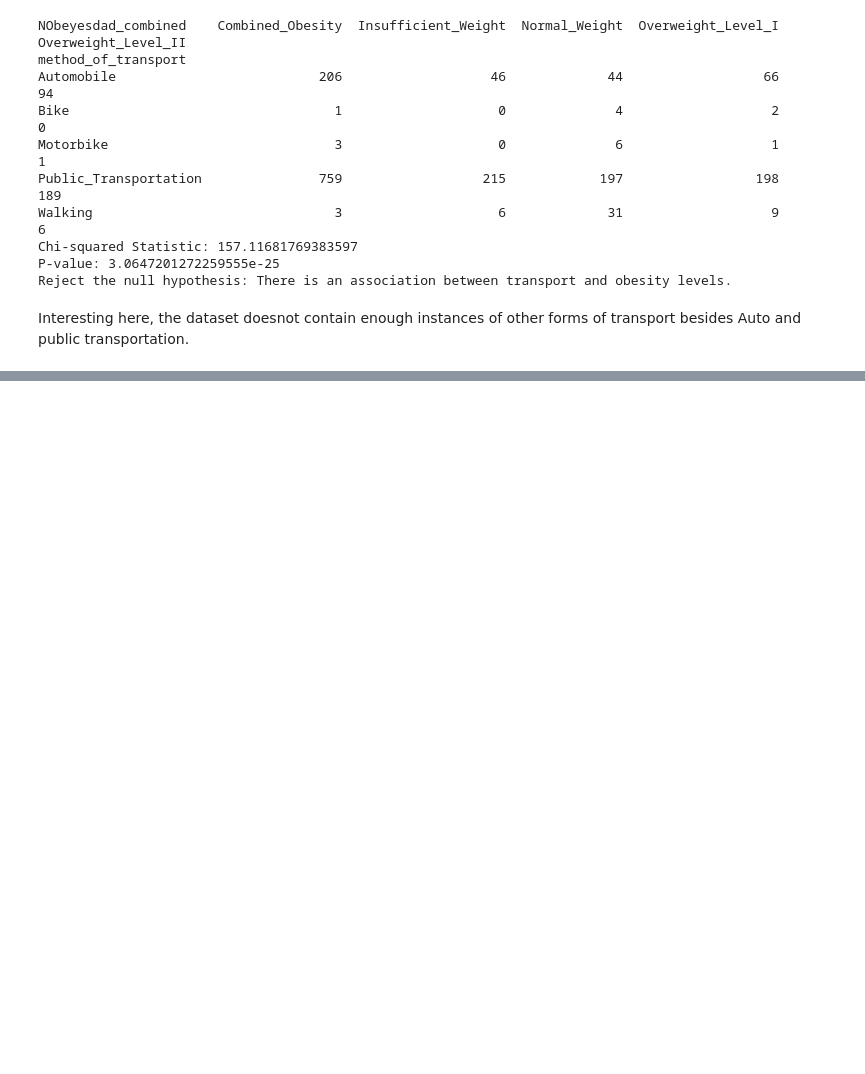
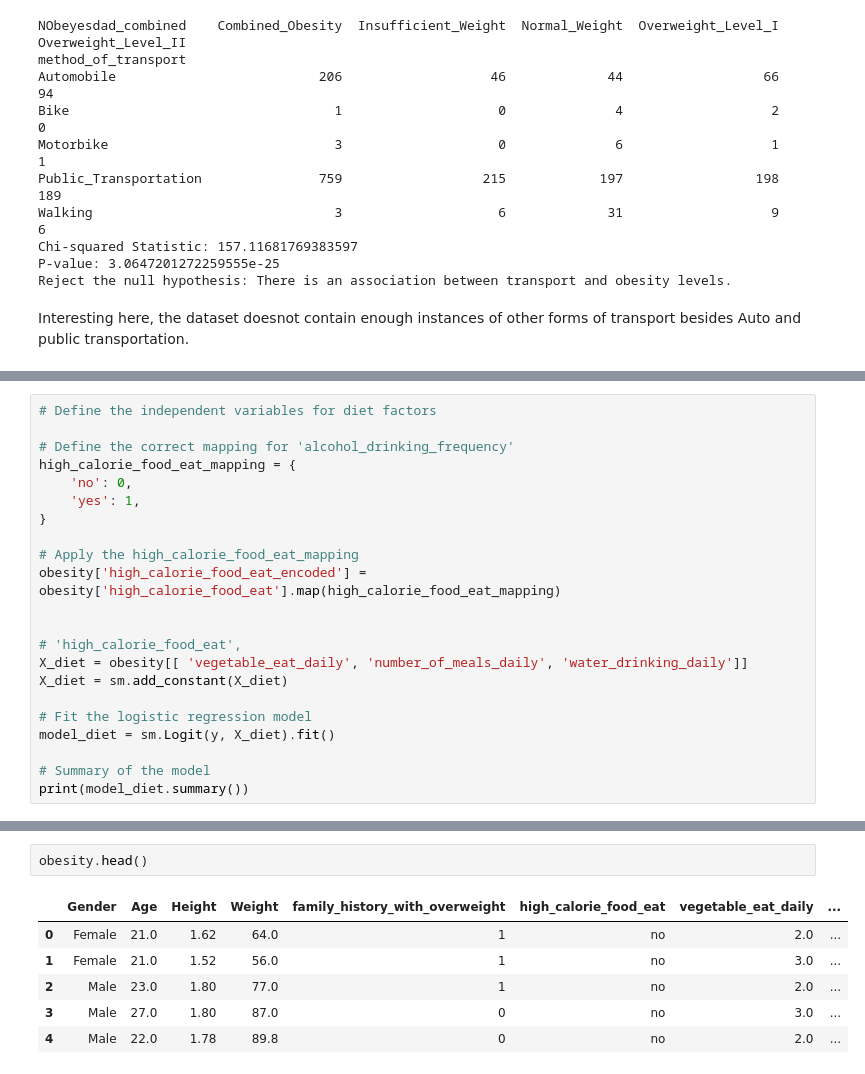
Before and after one commit to mojodean/aai-500-project-obesity-levels, a Jupyter notebook: obesity-levels.ipynb, the cells around one changed output, grey strips where cells are left out. Saved outputs shown, nothing was run; the diff lists cells and outputs as text; blank space fills up the shorter version.

Commit message:
added logistic regression

```diff
--- a/obesity-levels.ipynb
+++ b/obesity-levels.ipynb
@@ -440,0 +574,22 @@ Interesting here, the dataset doesnot contain enough instances of other forms of
+# %%
+# Define the independent variables for diet factors
+
+# Define the correct mapping for 'alcohol_drinking_frequency'
+high_calorie_food_eat_mapping = {
+    'no': 0,
+    'yes': 1,
+}
+
+# Apply the high_calorie_food_eat_mapping
+obesity['high_calorie_food_eat_encoded'] = obesity['high_calorie_food_eat'].map(high_calorie_food_eat_mapping)
+
+
+# 'high_calorie_food_eat',
+X_diet = obesity[[ 'vegetable_eat_daily', 'number_of_meals_daily', 'water_drinking_daily']]
+X_diet = sm.add_constant(X_diet)
+
+# Fit the logistic regression model
+model_diet = sm.Logit(y, X_diet).fit()
+
+# Summary of the model
+print(model_diet.summary())
@@ -440,0 +649,9 @@ Interesting here, the dataset doesnot contain enough instances of other forms of
+# %%
+obesity.head()
+# %% [output]
+|  | Gender | Age | Height | Weight | family_history_with_overweight | high_calorie_food_eat | vegetable_eat_daily | ... |
+| 0 | Female | 21.0 | 1.62 | 64.0 | 1 | no | 2.0 | ... |
+| 1 | Female | 21.0 | 1.52 | 56.0 | 1 | no | 3.0 | ... |
+| 2 | Male | 23.0 | 1.80 | 77.0 | 1 | no | 2.0 | ... |
+| 3 | Male | 27.0 | 1.80 | 87.0 | 0 | no | 3.0 | ... |
+| 4 | Male | 22.0 | 1.78 | 89.8 | 0 | no | 2.0 | ... |
```
Also changed, not shown: parts of 9 cells of this notebook.
